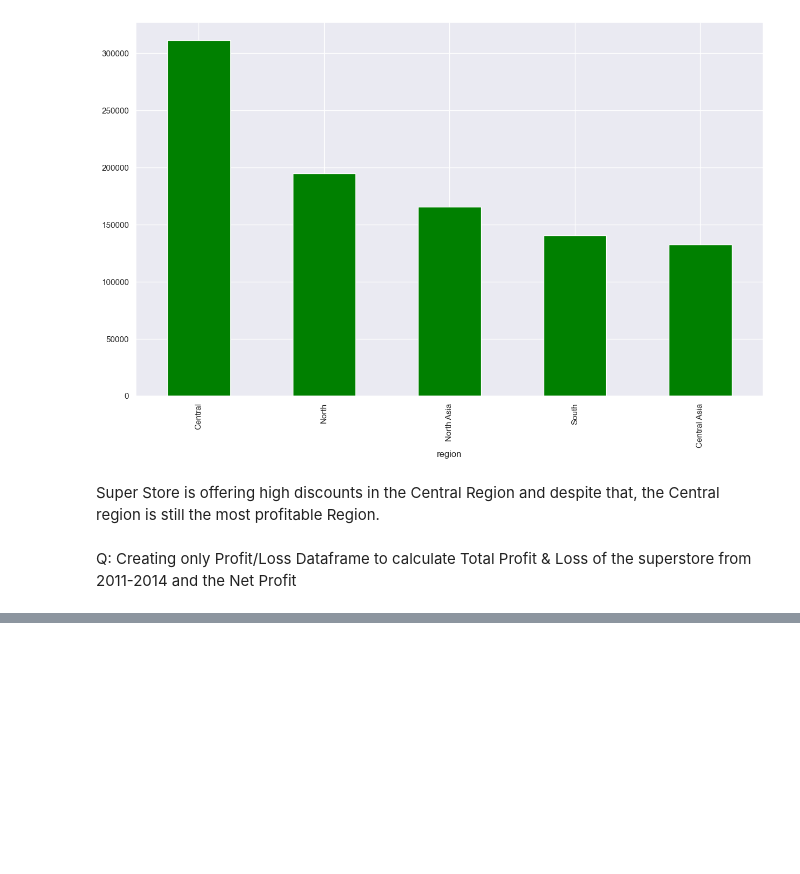
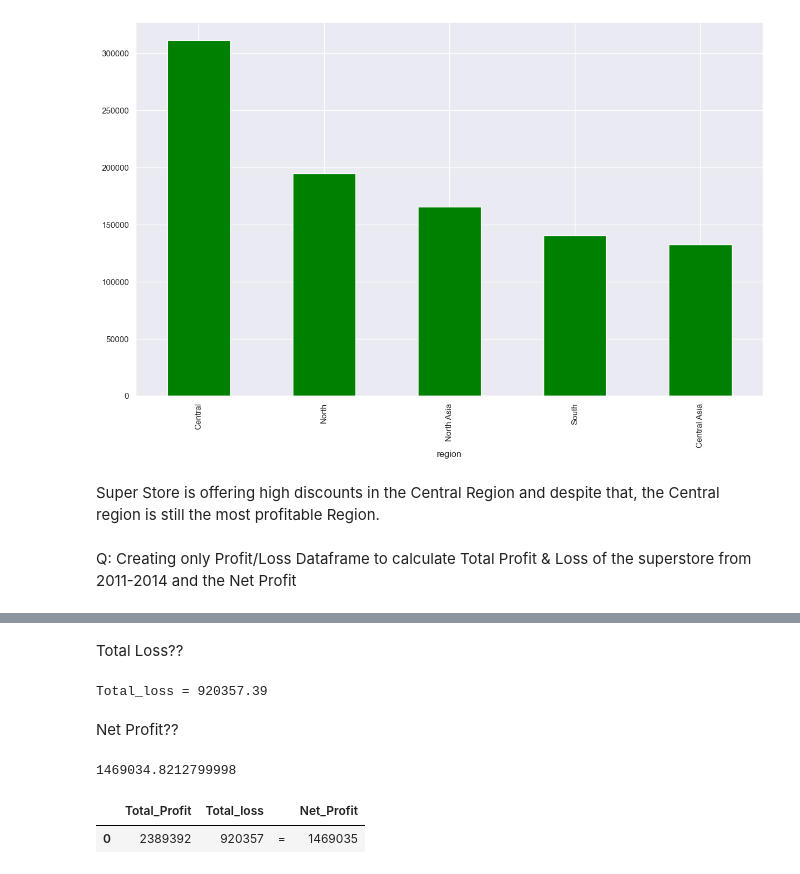
Before and after one commit to sachinratewal01/Sales-Performance-Customer-Insights-Analysis, a Jupyter notebook: python.ipynb, the cells around one changed output, grey strips where cells are left out. Cells and saved outputs as stored; diff of their text form; code cells hidden in the pictures; blank space fills up the shorter version.

```diff
--- a/python.ipynb
+++ b/python.ipynb
@@ -593,0 +615,24 @@ Q: Creating only Profit/Loss Dataframe to calculate Total Profit & Loss of the s
+# %% [markdown]
+Total Loss??
+# %%
+Total_loss=np.negative(df_loss['profit'].sum())
+print("Total_loss = %.2f" %Total_loss)
+# %% [output]
+Total_loss = 920357.39
+# %% [markdown]
+Net Profit??
+# %%
+Net_Profit = Total_Profit - Total_loss
+print(Net_Profit)
+# %% [output]
+1469034.8212799998
+# %%
+df_Net_Profit=pd.DataFrame({'Total_Profit': {0: 2389392},
+                            'Total_loss':{0: 920357},
+                            '         ':{0: '='},
+                            'Net_Profit':{0: 1469035}})
+# %%
+df_Net_Profit
+# %% [output]
+|  | Total_Profit | Total_loss |  | Net_Profit |
+| 0 | 2389392 | 920357 | = | 1469035 |
```
Also changed, not shown: parts of 7 cells of this notebook.
